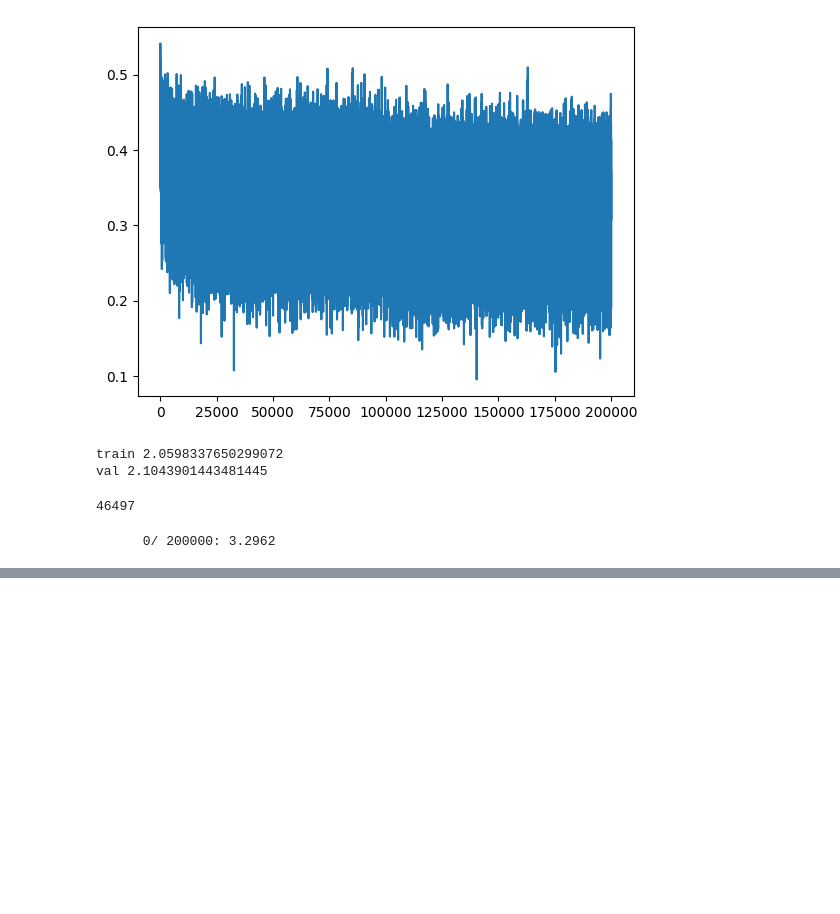
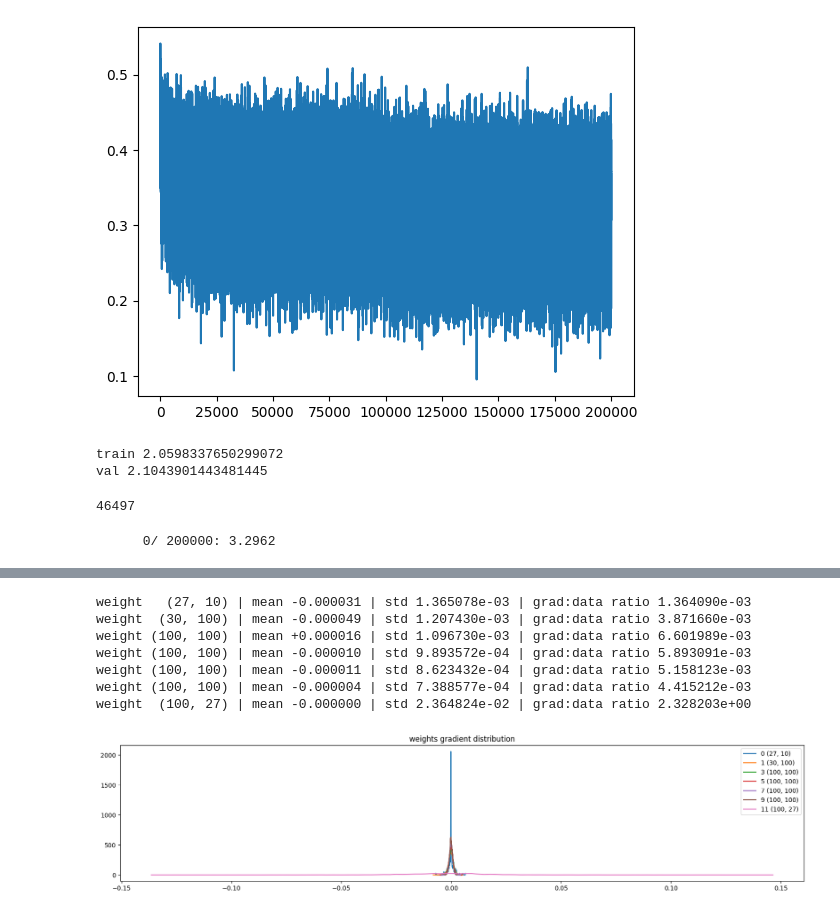
Before and after one commit to SWARITSHUKLA/neural-probabilistic-language-model, a Jupyter notebook: lecture3_notes.ipynb, the cells around one changed output, grey strips where cells are left out. Saved outputs shown, nothing was run; the diff lists cells and outputs as text; code cells hidden in the pictures; blank space fills up the shorter version.

```diff
--- a/lecture3_notes.ipynb
+++ b/lecture3_notes.ipynb
@@ -362,0 +418,30 @@ for i in range(max_steps):
+# %%
+# visualize histograms
+plt.figure(figsize=(20, 4)) # width and height of the plot
+legends = []
+for i,p in enumerate(parameters):
+  t = p.grad
+  if p.ndim == 2:
+    print('weight %10s | mean %+f | std %e | grad:data ratio %e' % (tuple(p.shape), t.mean(), t.std(), t.std() / p.std()))
+    hy, hx = torch.histogram(t, density=True)
+    plt.plot(hx[:-1].detach(), hy.detach())
+    legends.append(f'{i} {tuple(p.shape)}')
+plt.legend(legends)
+plt.title('weights gradient distribution');
+#this here is the data and grad ratio
+#we care about the parameters their values and their gradients, here we are iterating all the parameters and only restricting to the 2 dimensional parameters which are weights of the linear layer
+#we are visualizing gradient to data ratio, it tells us the scale of the gradient compared to the scale of the actual values
+#it is important because we are going to end up taking a step update that is the learning rate time gradients on to the data
+#here the last layer is a bit of trouble maker in the way that its currently arranged
+#here the last layer in pink takes on values much larger than some of the values inside the nn
+#here the standerd deviations are roughly 1e-3 but in the last layer its like 2e-2 meaning the gradients on the last layer are 10 times greater than other grads inside the neural net
+#this can be fixed if you let the optimization run for a longer time the grads in the last layer will become smaller and in the plot you will see that the pink lines will to start to shrink a little bit
+# %% [output]
+weight   (27, 10) | mean -0.000031 | std 1.365078e-03 | grad:data ratio 1.364090e-03
+weight  (30, 100) | mean -0.000049 | std 1.207430e-03 | grad:data ratio 3.871660e-03
+weight (100, 100) | mean +0.000016 | std 1.096730e-03 | grad:data ratio 6.601989e-03
+weight (100, 100) | mean -0.000010 | std 9.893572e-04 | grad:data ratio 5.893091e-03
+weight (100, 100) | mean -0.000011 | std 8.623432e-04 | grad:data ratio 5.158123e-03
+weight (100, 100) | mean -0.000004 | std 7.388577e-04 | grad:data ratio 4.415212e-03
+weight  (100, 27) | mean -0.000000 | std 2.364824e-02 | grad:data ratio 2.328203e+00
+[figure, added]
```
Also changed, not shown: parts of 2 cells of this notebook.
